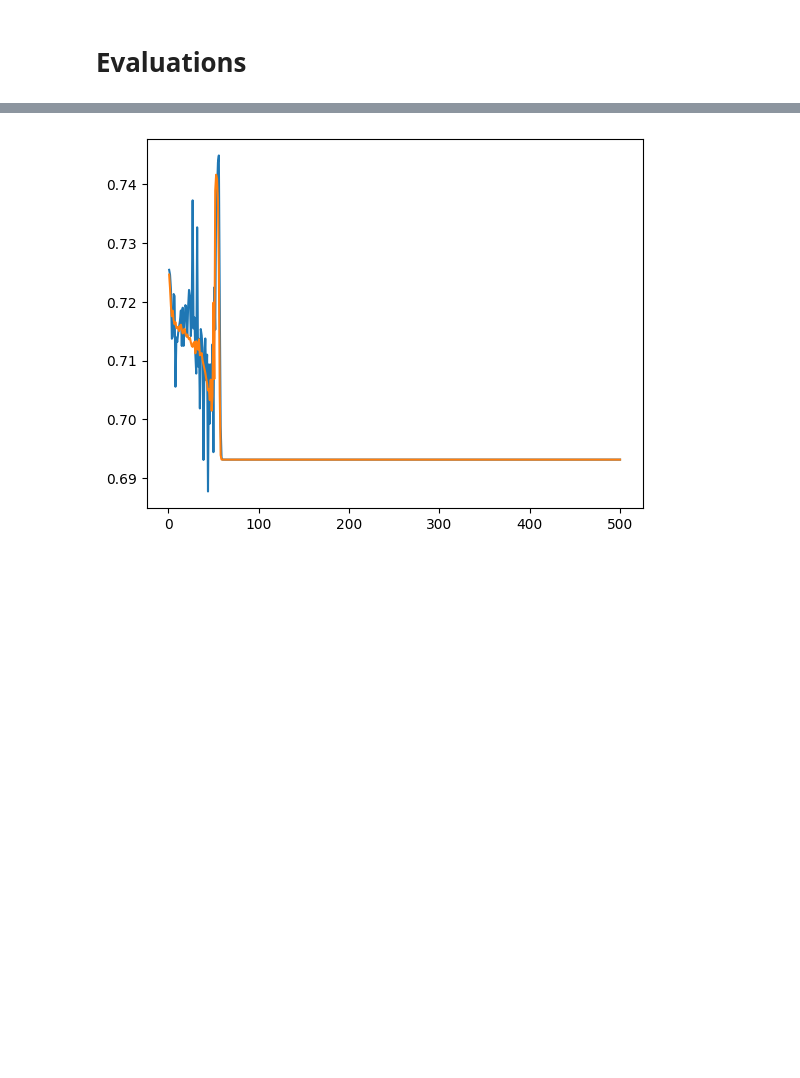
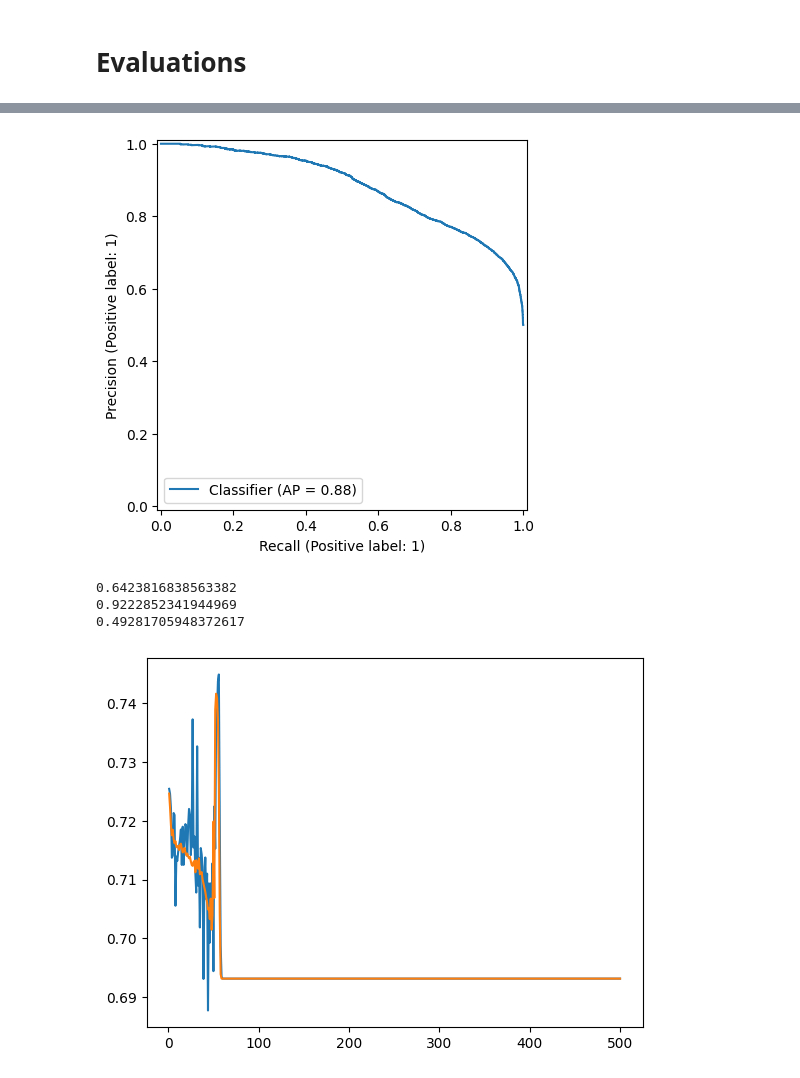
Before and after one commit to jpelayx/nlp, a Jupyter notebook: model.ipynb, the cells around one changed output, grey strips where cells are left out. Drawn from its saved outputs; the diff is of its cells as text; code cells hidden in the pictures; blank space fills up the shorter version.

```diff
--- a/model.ipynb
+++ b/model.ipynb
@@ -193,3 +195,17 @@ res
+# %%
+PrecisionRecallDisplay.from_predictions(res['y_true'], res['y_pred'])
+plt.show()
+# %% [output]
+[figure, added]
+# %%
+res['y_pred_bin'] = binarize(res['y_pred'].to_numpy().reshape((1,-1)), threshold=0.5).flatten()
+print(f1_score(res['y_true'], res['y_pred_bin']))
+print(precision_score(res['y_true'], res['y_pred_bin']))
+print(recall_score(res['y_true'], res['y_pred_bin']))
+# %% [output]
+0.6423816838563382
+0.9222852341944969
+0.49281705948372617
 # %%
 plt.plot(res['epoch'], res['train loss'])
 plt.plot(res['epoch'], res['val loss'])
```
Also changed, not shown: parts of 2 cells of this notebook, 1 other file.
